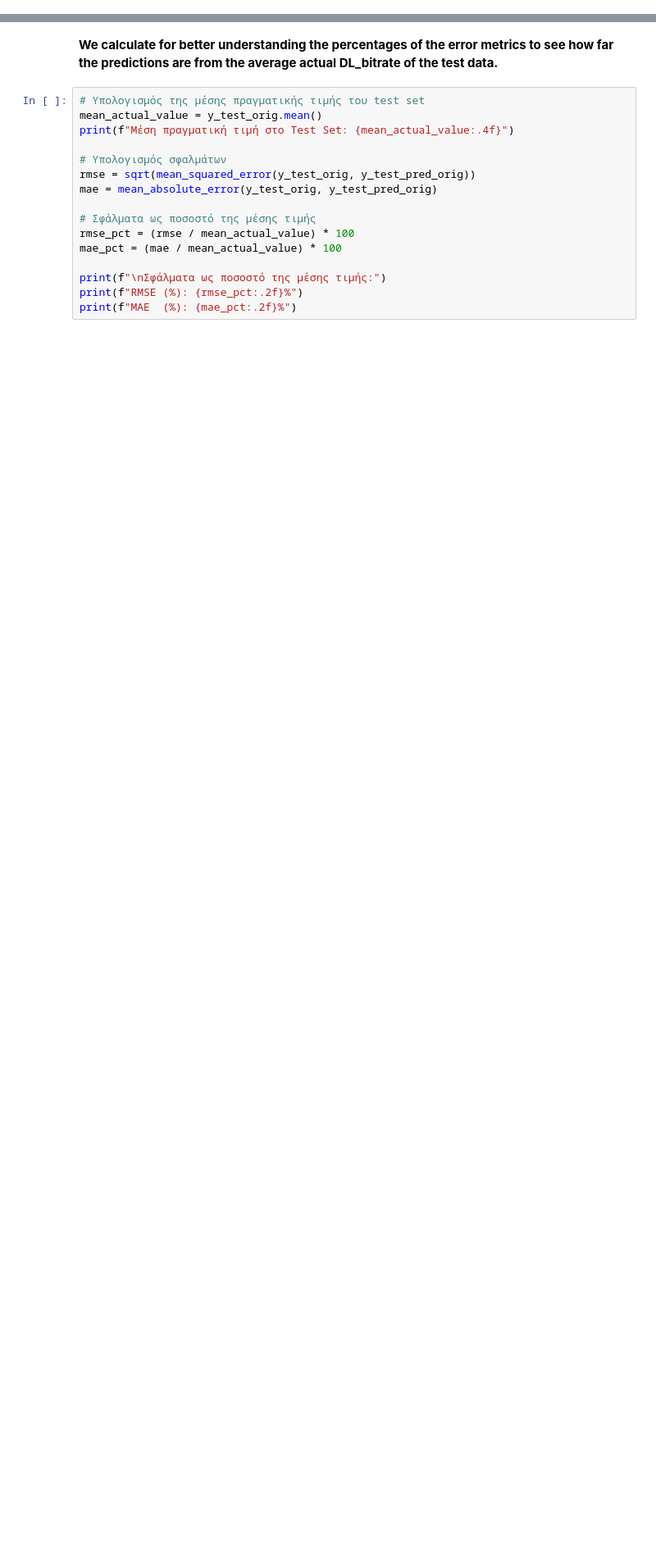
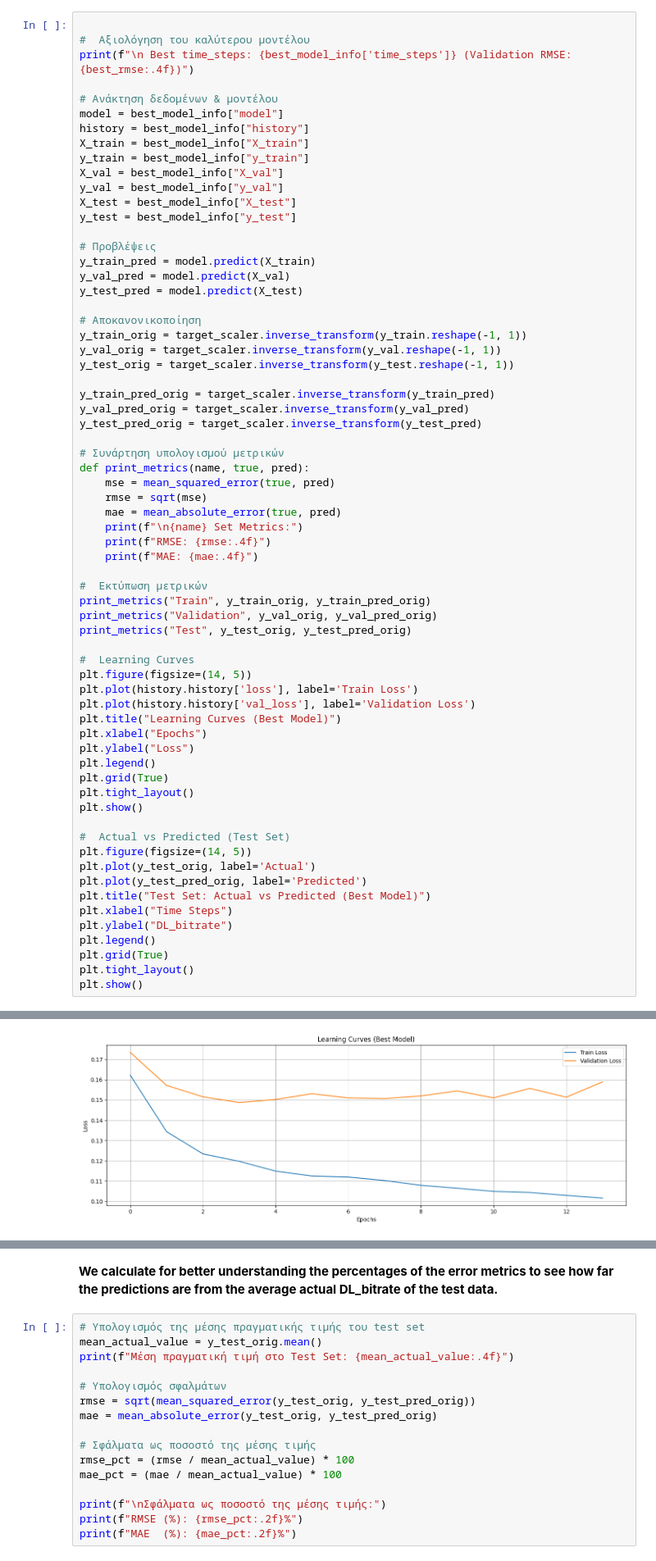
Before and after one commit to miltiadiss/CEID_NE577-5G-Architectures-Technologies-Applications-and-Key-Performance-Indexes, a Jupyter notebook: Code/LSTM.ipynb, the cells around one changed output, grey strips where cells are left out. Shown at 82% size. Saved outputs shown, nothing was run; the diff lists cells and outputs as text; blank space fills up the shorter version.

```diff
--- a/Code/LSTM.ipynb
+++ b/Code/LSTM.ipynb
@@ -173,0 +126,67 @@ R²: 0.8866
+# %%
+
+#  Αξιολόγηση του καλύτερου μοντέλου
+print(f"\n Best time_steps: {best_model_info['time_steps']} (Validation RMSE: {best_rmse:.4f})")
+
+# Ανάκτηση δεδομένων & μοντέλου
+model = best_model_info["model"]
+history = best_model_info["history"]
+X_train = best_model_info["X_train"]
+y_train = best_model_info["y_train"]
+X_val = best_model_info["X_val"]
+y_val = best_model_info["y_val"]
+X_test = best_model_info["X_test"]
+y_test = best_model_info["y_test"]
+
+# Προβλέψεις
+y_train_pred = model.predict(X_train)
+y_val_pred = model.predict(X_val)
+y_test_pred = model.predict(X_test)
+
+# Αποκανονικοποίηση
+y_train_orig = target_scaler.inverse_transform(y_train.reshape(-1, 1))
+y_val_orig = target_scaler.inverse_transform(y_val.reshape(-1, 1))
+y_test_orig = target_scaler.inverse_transform(y_test.reshape(-1, 1))
+
+y_train_pred_orig = target_scaler.inverse_transform(y_train_pred)
+y_val_pred_orig = target_scaler.inverse_transform(y_val_pred)
+y_test_pred_orig = target_scaler.inverse_transform(y_test_pred)
+
+# Συνάρτηση υπολογισμού μετρικών
+def print_metrics(name, true, pred):
+    mse = mean_squared_error(true, pred)
+    rmse = sqrt(mse)
+    mae = mean_absolute_error(true, pred)
+    print(f"\n{name} Set Metrics:")
+    print(f"RMSE: {rmse:.4f}")
+    print(f"MAE: {mae:.4f}")
+
+#  Εκτύπωση μετρικών
+print_metrics("Train", y_train_orig, y_train_pred_orig)
+print_metrics("Validation", y_val_orig, y_val_pred_orig)
+print_metrics("Test", y_test_orig, y_test_pred_orig)
+
+#  Learning Curves
+plt.figure(figsize=(14, 5))
+plt.plot(history.history['loss'], label='Train Loss')
+plt.plot(history.history['val_loss'], label='Validation Loss')
+plt.title("Learning Curves (Best Model)")
+plt.xlabel("Epochs")
+plt.ylabel("Loss")
+plt.legend()
+plt.grid(True)
+plt.tight_layout()
+plt.show()
+
+#  Actual vs Predicted (Test Set)
+plt.figure(figsize=(14, 5))
+plt.plot(y_test_orig, label='Actual')
+plt.plot(y_test_pred_orig, label='Predicted')
+plt.title("Test Set: Actual vs Predicted (Best Model)")
+plt.xlabel("Time Steps")
+plt.ylabel("DL_bitrate")
+plt.legend()
+plt.grid(True)
+plt.tight_layout()
+plt.show()
+# %% [output]
@@ -173,0 +209 @@ R²: 0.8866
+[figure, added]
```
Also changed, not shown: parts of 15 cells of this notebook.
